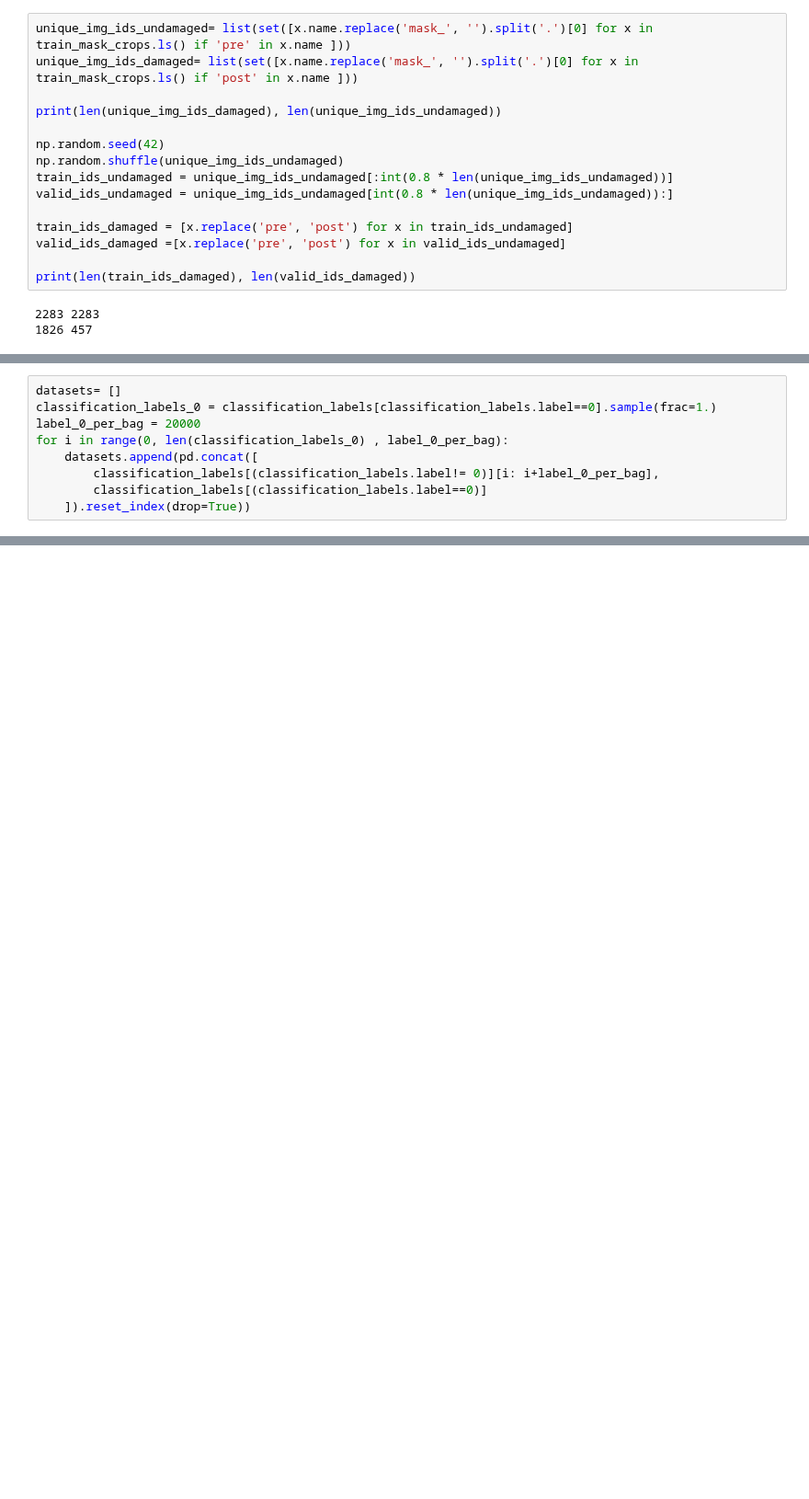
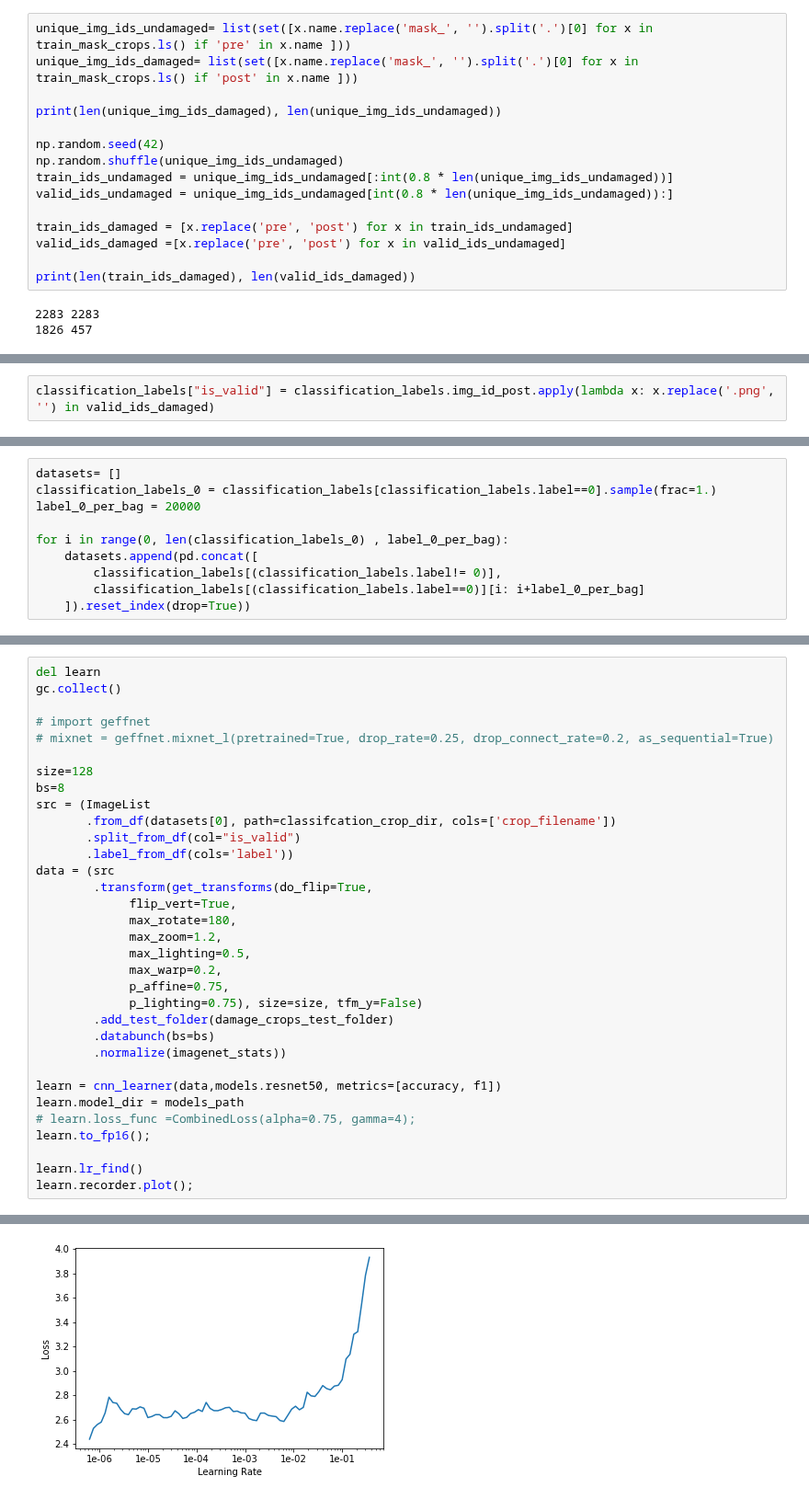
Before and after one commit to wwymak/spacenet-buildings, a Jupyter notebook: xview2/improve classification with bagging.ipynb, the cells around one changed output, grey strips where cells are left out. Shown at 92% size. Saved outputs shown, nothing was run; the diff lists cells and outputs as text; blank space fills up the shorter version.

```diff
--- a/xview2/improve classification with bagging.ipynb
+++ b/xview2/improve classification with bagging.ipynb
@@ -106,0 +172,2 @@ print(len(train_ids_damaged), len(valid_ids_damaged))
+# %%
+classification_labels["is_valid"] = classification_labels.img_id_post.apply(lambda x: x.replace('.png', '') in valid_ids_damaged)
@@ -108,8 +181,9 @@ print(len(train_ids_damaged), len(valid_ids_damaged))
 datasets= []
 classification_labels_0 = classification_labels[classification_labels.label==0].sample(frac=1.)
 label_0_per_bag = 20000
+
 for i in range(0, len(classification_labels_0) , label_0_per_bag):
     datasets.append(pd.concat([
-        classification_labels[(classification_labels.label!= 0)][i: i+label_0_per_bag],
-        classification_labels[(classification_labels.label==0)]
+        classification_labels[(classification_labels.label!= 0)],
+        classification_labels[(classification_labels.label==0)][i: i+label_0_per_bag]
     ]).reset_index(drop=True))
@@ -115,0 +223,34 @@ for i in range(0, len(classification_labels_0) , label_0_per_bag):
+# %%
+del learn
+gc.collect()
+
+# import geffnet
+# mixnet = geffnet.mixnet_l(pretrained=True, drop_rate=0.25, drop_connect_rate=0.2, as_sequential=True)
+
+size=128
+bs=8
+src = (ImageList
+       .from_df(datasets[0], path=classifcation_crop_dir, cols=['crop_filename'])
+       .split_from_df(col="is_valid")
+       .label_from_df(cols='label'))
+data = (src
+        .transform(get_transforms(do_flip=True,
+             flip_vert=True,
+             max_rotate=180,
+             max_zoom=1.2,
+             max_lighting=0.5,
+             max_warp=0.2,
+             p_affine=0.75,
+             p_lighting=0.75), size=size, tfm_y=False)
+        .add_test_folder(damage_crops_test_folder)
+        .databunch(bs=bs)
+        .normalize(imagenet_stats))
+
+learn = cnn_learner(data,models.resnet50, metrics=[accuracy, f1])
+learn.model_dir = models_path
+# learn.loss_func =CombinedLoss(alpha=0.75, gamma=4);
+learn.to_fp16();
+
+learn.lr_find()
+learn.recorder.plot();
+# %% [output]
@@ -115,0 +259 @@ for i in range(0, len(classification_labels_0) , label_0_per_bag):
+[figure, added]
```
Also changed, not shown: parts of 12 cells of this notebook, 5 other files.
